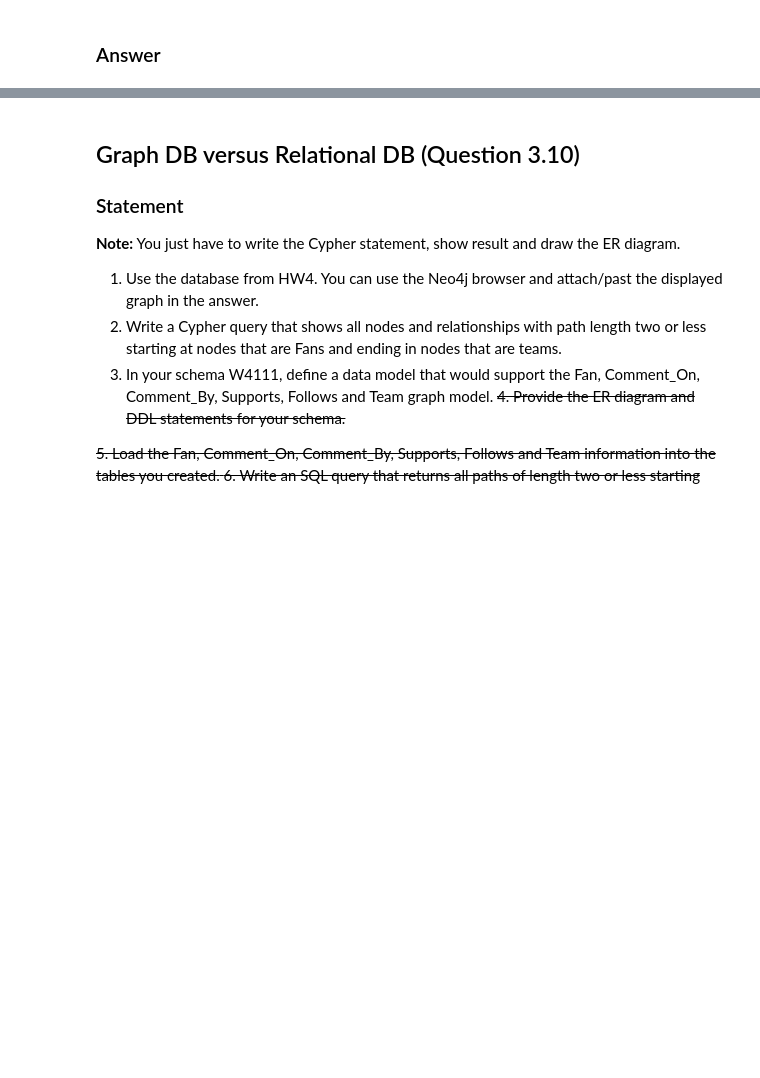
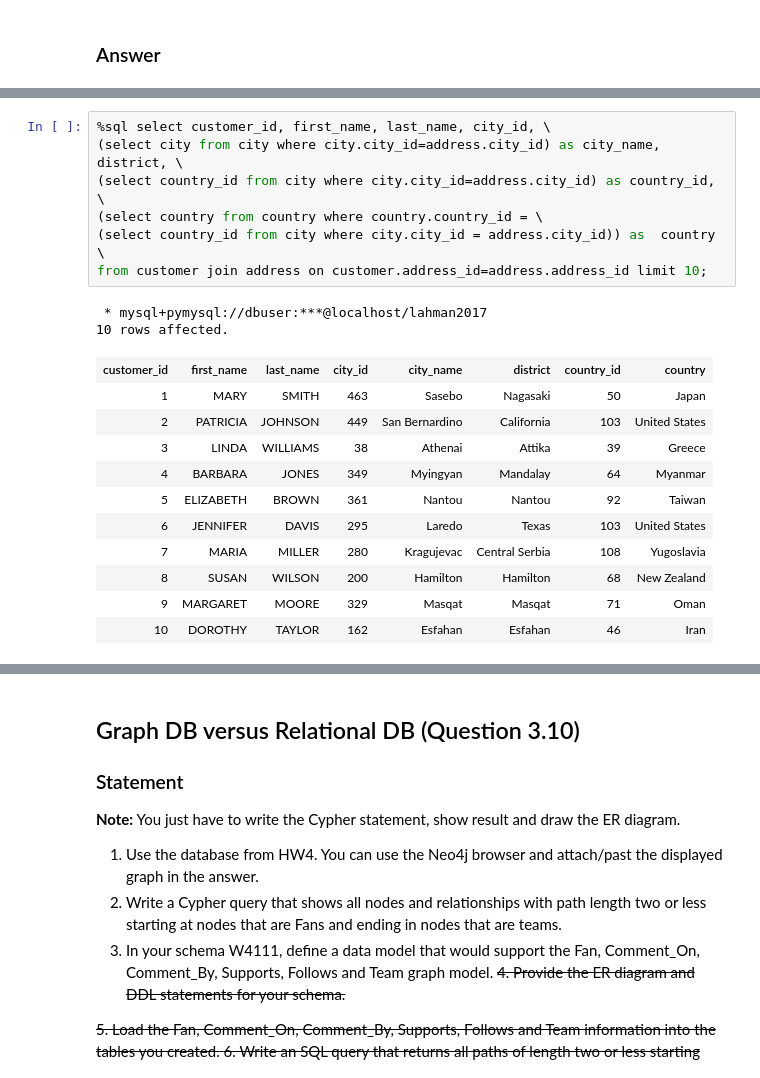
Before and after one commit to jingxixu/COMSW4111-Database, a Jupyter notebook: final/final-w4111-fall-2018-v1-public.ipynb, the cells around one changed output, grey strips where cells are left out. Drawn from its saved outputs; the diff is of its cells as text; blank space fills up the shorter version.

```diff
--- a/final/final-w4111-fall-2018-v1-public.ipynb
+++ b/final/final-w4111-fall-2018-v1-public.ipynb
@@ -1893,0 +2000,21 @@ Your tasks:
+# %%
+%sql select customer_id, first_name, last_name, city_id, \
+(select city from city where city.city_id=address.city_id) as city_name, district, \
+(select country_id from city where city.city_id=address.city_id) as country_id, \
+(select country from country where country.country_id = \
+(select country_id from city where city.city_id = address.city_id)) as  country \
+from customer join address on customer.address_id=address.address_id limit 10;
+# %% [output]
+ * mysql+pymysql://dbuser:***@localhost/lahman2017
+10 rows affected.
+| customer_id | first_name | last_name | city_id | city_name | district | country_id | country |
+| 1 | MARY | SMITH | 463 | Sasebo | Nagasaki | 50 | Japan |
+| 2 | PATRICIA | JOHNSON | 449 | San Bernardino | California | 103 | United States |
+| 3 | LINDA | WILLIAMS | 38 | Athenai | Attika | 39 | Greece |
+| 4 | BARBARA | JONES | 349 | Myingyan | Mandalay | 64 | Myanmar |
+| 5 | ELIZABETH | BROWN | 361 | Nantou | Nantou | 92 | Taiwan |
+| 6 | JENNIFER | DAVIS | 295 | Laredo | Texas | 103 | United States |
+| 7 | MARIA | MILLER | 280 | Kragujevac | Central Serbia | 108 | Yugoslavia |
+| 8 | SUSAN | WILSON | 200 | Hamilton | Hamilton | 68 | New Zealand |
+| 9 | MARGARET | MOORE | 329 | Masqat | Masqat | 71 | Oman |
+| 10 | DOROTHY | TAYLOR | 162 | Esfahan | Esfahan | 46 | Iran |
```
Also changed, not shown: parts of 33 cells of this notebook.
